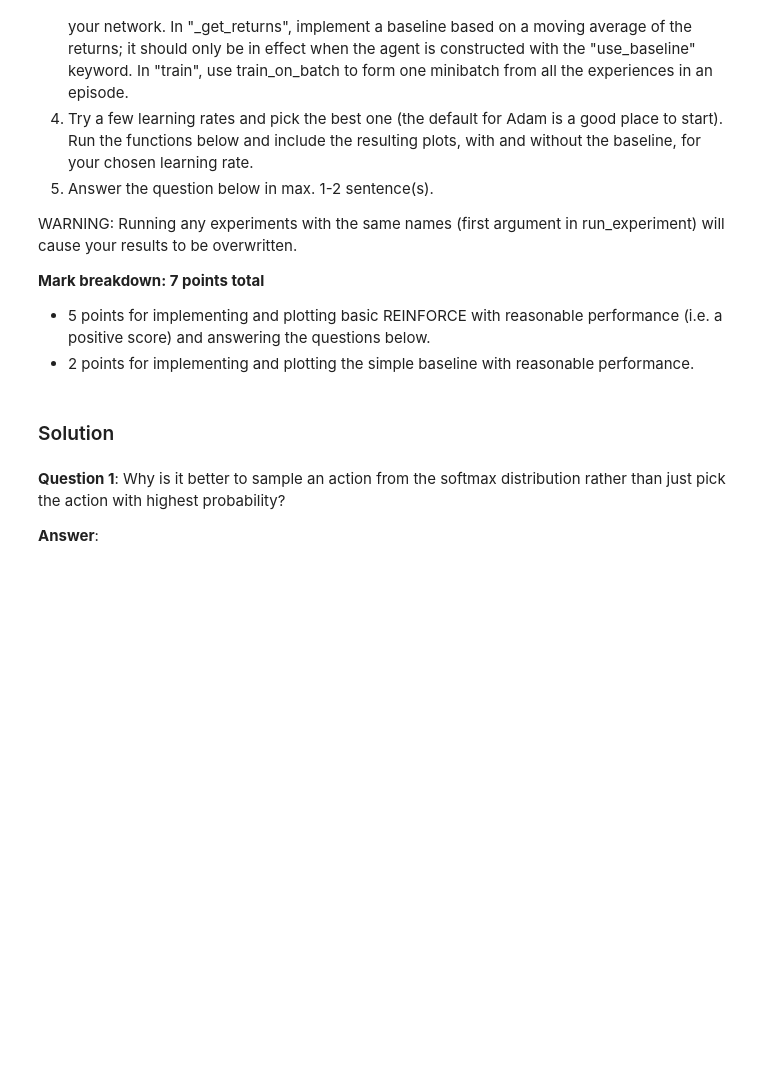
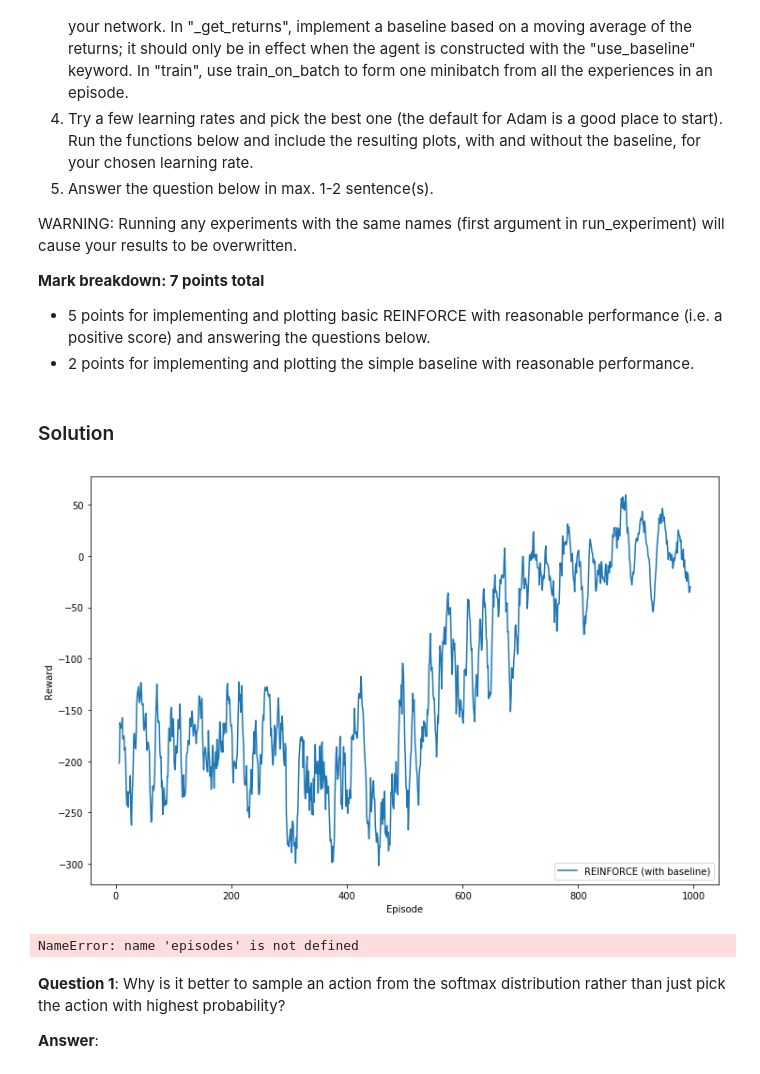
Before and after one commit to FrancescoPase/ANN, a Jupyter notebook: miniproject3_2019.ipynb, the cells around one changed output. Drawn from its saved outputs; the diff is of its cells as text; code cells hidden in the pictures; blank space fills up the shorter version.

```diff
--- a/miniproject3_2019.ipynb
+++ b/miniproject3_2019.ipynb
@@ -205,7 +209,7 @@ This is the method we will call to setup an experiment. Reinforcement learning u
 
 You don't need to add anything here; you will be working directly on the RL agent.
 # %%
-num_episodes = 3000
+num_episodes = 1000
 
 def run_experiment(experiment_name, env, num_episodes, policy_learning_rate = 0.001, value_learning_rate = 0.001,
                    baseline=None, entropy_cost = 0, max_ent_cost = 0):
@@ -342,12 +413,16 @@ WARNING: Running any experiments with the same names (first argument in run_expe
 # %%
 #Supply a filename here to load results from disk
 results = Results()
 policy_learning_rate = None
-_, _ = run_experiment("REINFORCE", discrete_env, num_episodes, learning_rate)
-episodes, _ = run_experiment("REINFORCE (with baseline)", discrete_env, num_episodes, policy_learning_rate,
-                             baseline='simple')
+#_, _ = run_experiment("REINFORCE", discrete_env, num_episodes) #without baseline
+episodes, _ = run_experiment("REINFORCE (with baseline)", discrete_env, num_episodes, #policy_learning_rate,
+                             baseline='simple') #simple baseline
+# %% [output]
+[figure, added]
 # %%
 render(episodes[-1], discrete_env)
+# %% [output]
+NameError: name 'episodes' is not defined
 # %% [markdown]
 **Question 1**: Why is it better to sample an action from the softmax distribution rather than just pick the action with highest probability?
 
```
Also changed, not shown: parts of 5 cells of this notebook.
